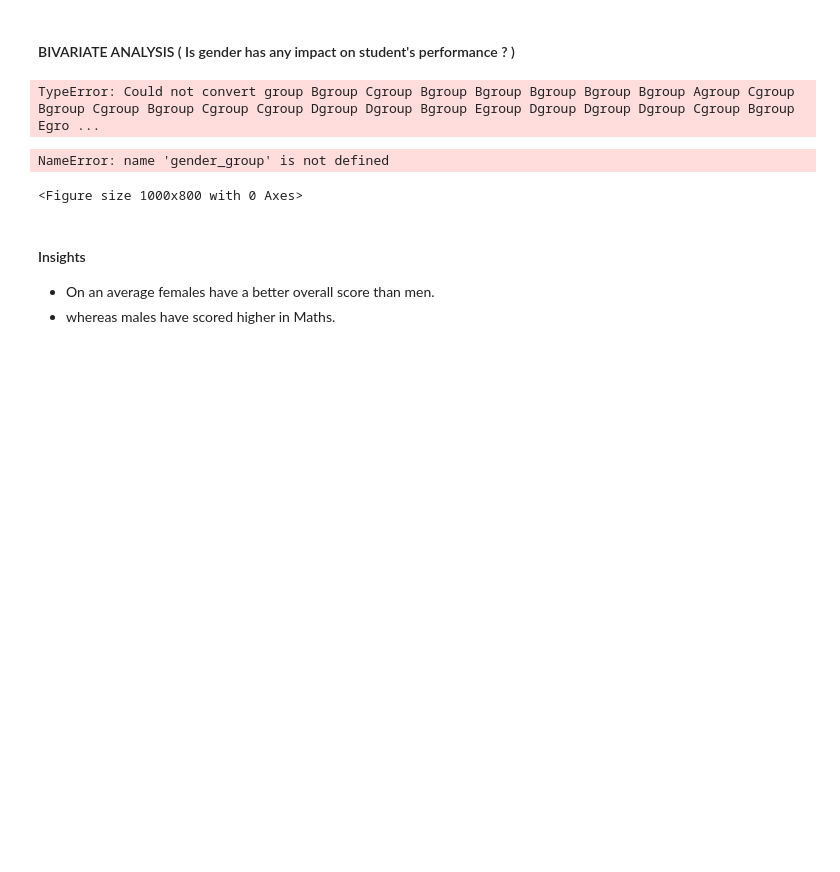
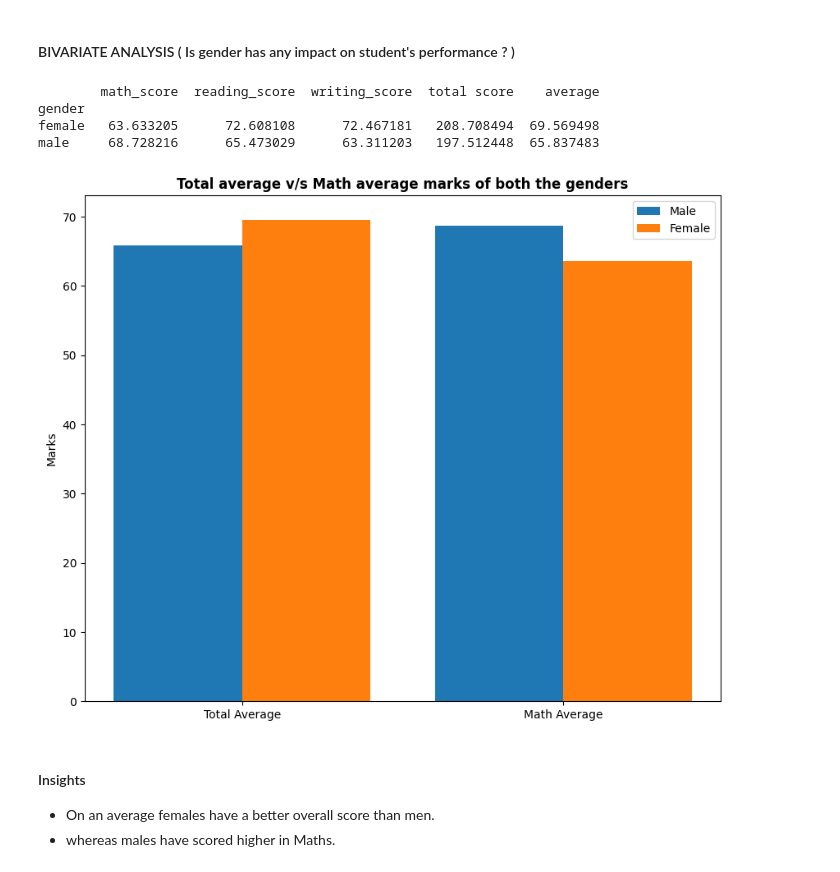
Before and after one commit to yusuf697/mlproject, a Jupyter notebook: notebook/1 . EDA STUDENT PERFORMANCE .ipynb, the cells around one changed output. Saved outputs shown, nothing was run; the diff lists cells and outputs as text; code cells hidden in the pictures; blank space fills up the shorter version.

```diff
--- a/notebook/1 . EDA STUDENT PERFORMANCE .ipynb
+++ b/notebook/1 . EDA STUDENT PERFORMANCE .ipynb
@@ -428,32 +428,34 @@ plt.show()
 # %% [markdown]
 #### BIVARIATE ANALYSIS ( Is gender has any impact on student's performance ? )
 # %%
-gender_group = df.groupby('gender').mean()
-gender_group
+gender_group = df.groupby('gender').mean(numeric_only=True)
+print(gender_group)
 # %% [output]
-TypeError: Could not convert group Bgroup Cgroup Bgroup Bgroup Bgroup Bgroup Bgroup Agroup Cgroup Bgroup Cgroup Bgroup Cgroup Cgroup Dgroup Dgroup Bgroup Egroup Dgroup Dgroup Dgroup Cgroup Bgroup Egro ...
+        math_score  reading_score  writing_score  total score    average
+gender
+female   63.633205      72.608108      72.467181   208.708494  69.569498
+male     68.728216      65.473029      63.311203   197.512448  65.837483
 # %%
 plt.figure(figsize=(10, 8))
 
 X = ['Total Average','Math Average']
 
 
-female_scores = [gender_group['average'][0], gender_group['math score'][0]]
-male_scores = [gender_group['average'][1], gender_group['math score'][1]]
+female_scores = [gender_group['average'][0], gender_group['math_score'][0]]
+male_scores = [gender_group['average'][1], gender_group['math_score'][1]]
 
 X_axis = np.arange(len(X))
 
 plt.bar(X_axis - 0.2, male_scores, 0.4, label = 'Male')
 plt.bar(X_axis + 0.2, female_scores, 0.4, label = 'Female')
 
 plt.xticks(X_axis, X)
 plt.ylabel("Marks")
 plt.title("Total average v/s Math average marks of both the genders", fontweight='bold')
 plt.legend()
 plt.show()
 # %% [output]
-NameError: name 'gender_group' is not defined
-<Figure size 1000x800 with 0 Axes>
+[figure, added]
 # %% [markdown]
 #### Insights
 - On an average females have a better overall score than men.
```
Also changed, not shown: parts of 1 cell of this notebook, 5 other files.
